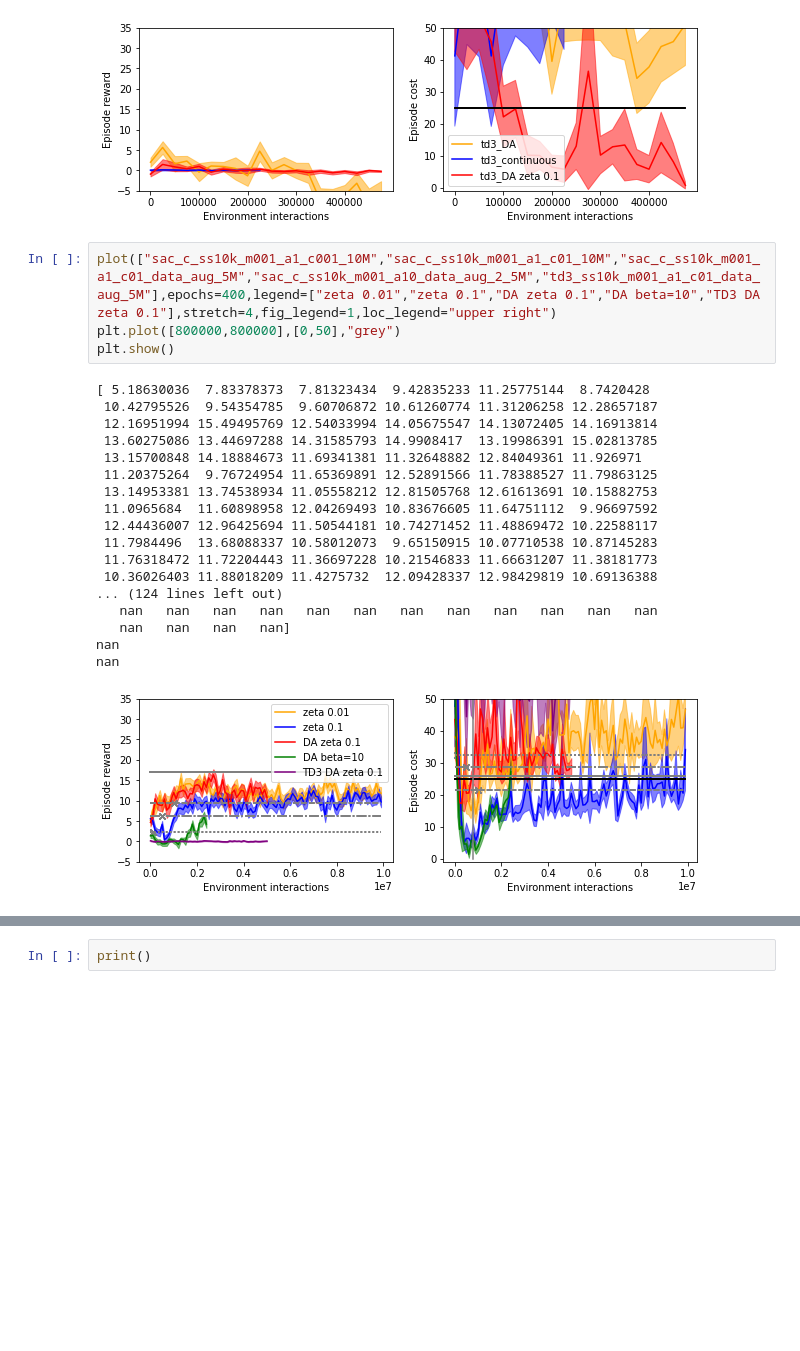
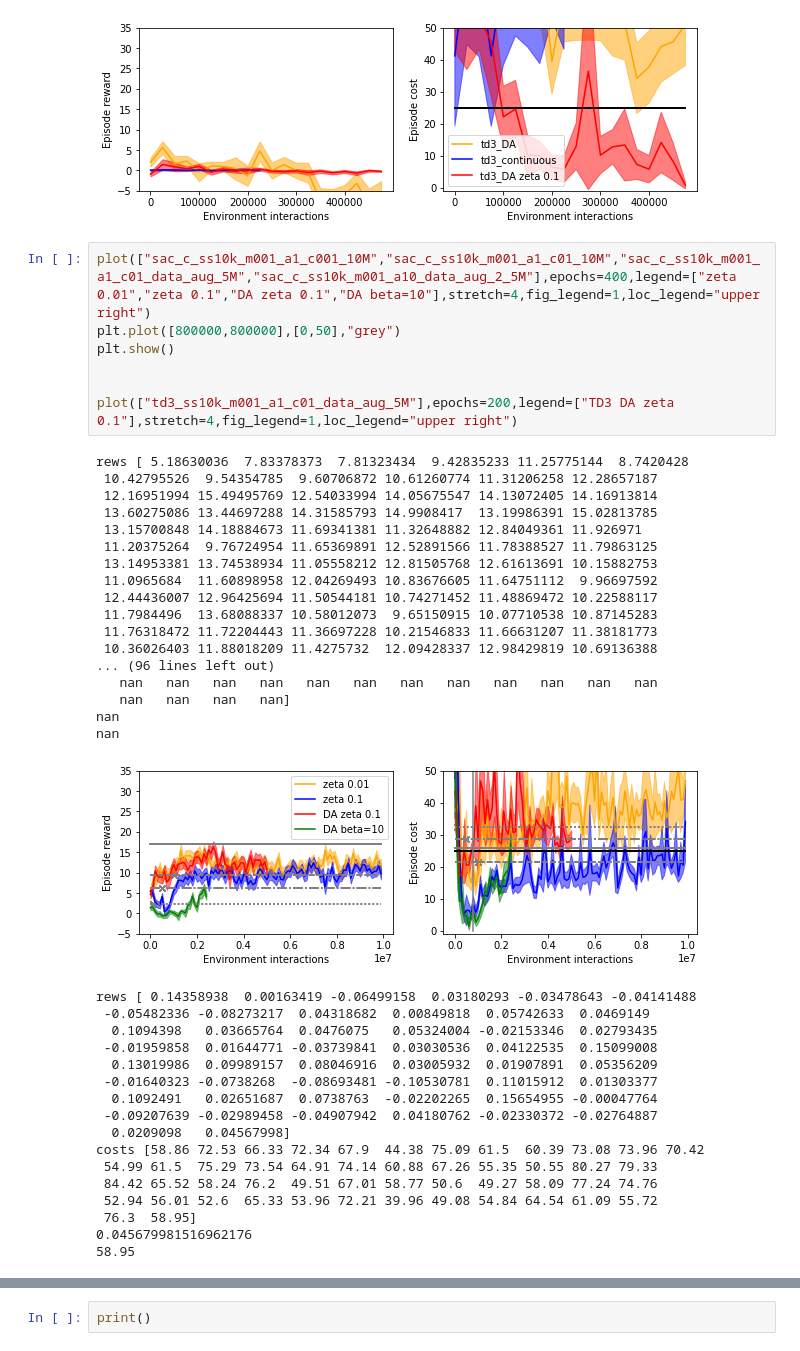
Before and after one commit to flodorner/Augmented_Constrained_RL, a Jupyter notebook: Plot_results.ipynb, the cells around one changed output, grey strips where cells are left out. Cells and saved outputs as stored; diff of their text form; blank space fills up the shorter version.

```diff
--- a/Plot_results.ipynb
+++ b/Plot_results.ipynb
@@ -690,25 +705,44 @@ nan
 0.68
 [figure]
 # %%
-plot(["sac_c_ss10k_m001_a1_c001_10M","sac_c_ss10k_m001_a1_c01_10M","sac_c_ss10k_m001_a1_c01_data_aug_5M","sac_c_ss10k_m001_a10_data_aug_2_5M","td3_ss10k_m001_a1_c01_data_aug_5M"],epochs=400,legend=["zeta 0.01","zeta 0.1","DA zeta 0.1","DA beta=10","TD3 DA zeta 0.1"],stretch=4,fig_legend=1,loc_legend="upper right")
+plot(["sac_c_ss10k_m001_a1_c001_10M","sac_c_ss10k_m001_a1_c01_10M","sac_c_ss10k_m001_a1_c01_data_aug_5M","sac_c_ss10k_m001_a10_data_aug_2_5M"],epochs=400,legend=["zeta 0.01","zeta 0.1","DA zeta 0.1","DA beta=10"],stretch=4,fig_legend=1,loc_legend="upper right")
 plt.plot([800000,800000],[0,50],"grey")
 plt.show()
+
+
+plot(["td3_ss10k_m001_a1_c01_data_aug_5M"],epochs=200,legend=["TD3 DA zeta 0.1"],stretch=4,fig_legend=1,loc_legend="upper right")
 # %% [output]
-[ 5.18630036  7.83378373  7.81323434  9.42835233 11.25775144  8.7420428
+rews [ 5.18630036  7.83378373  7.81323434  9.42835233 11.25775144  8.7420428
  10.42795526  9.54354785  9.60706872 10.61260774 11.31206258 12.28657187
  12.16951994 15.49495769 12.54033994 14.05675547 14.13072405 14.16913814
  13.60275086 13.44697288 14.31585793 14.9908417  13.19986391 15.02813785
  13.15700848 14.18884673 11.69341381 11.32648882 12.84049361 11.926971
  11.20375264  9.76724954 11.65369891 12.52891566 11.78388527 11.79863125
  13.14953381 13.74538934 11.05558212 12.81505768 12.61613691 10.15882753
  11.0965684  11.60898958 12.04269493 10.83676605 11.64751112  9.96697592
  12.44436007 12.96425694 11.50544181 10.74271452 11.48869472 10.22588117
  11.7984496  13.68088337 10.58012073  9.65150915 10.07710538 10.87145283
  11.76318472 11.72204443 11.36697228 10.21546833 11.66631207 11.38181773
  10.36026403 11.88018209 11.4275732  12.09428337 12.98429819 10.69136388
-... (124 lines left out)
+... (96 lines left out)
    nan   nan   nan   nan   nan   nan   nan   nan   nan   nan   nan   nan
    nan   nan   nan   nan]
 nan
 nan
-[figure, old version]
+[figure, new version]
+rews [ 0.14358938  0.00163419 -0.06499158  0.03180293 -0.03478643 -0.04141488
+ -0.05482336 -0.08273217  0.04318682  0.00849818  0.05742633  0.0469149
+  0.1094398   0.03665764  0.0476075   0.05324004 -0.02153346  0.02793435
+ -0.01959858  0.01644771 -0.03739841  0.03030536  0.04122535  0.15099008
+  0.13019986  0.09989157  0.08046916  0.03005932  0.01907891  0.05356209
+ -0.01640323 -0.0738268  -0.08693481 -0.10530781  0.11015912  0.01303377
+  0.1092491   0.02651687  0.0738763  -0.02202265  0.15654955 -0.00047764
+ -0.09207639 -0.02989458 -0.04907942  0.04180762 -0.02330372 -0.02764887
+  0.0209098   0.04567998]
+costs [58.86 72.53 66.33 72.34 67.9  44.38 75.09 61.5  60.39 73.08 73.96 70.42
+ 54.99 61.5  75.29 73.54 64.91 74.14 60.88 67.26 55.35 50.55 80.27 79.33
+ 84.42 65.52 58.24 76.2  49.51 67.01 58.77 50.6  49.27 58.09 77.24 74.76
+ 52.94 56.01 52.6  65.33 53.96 72.21 39.96 49.08 54.84 64.54 61.09 55.72
+ 76.3  58.95]
+0.045679981516962176
+58.95
```
Also changed, not shown: parts of 19 cells of this notebook, 1 other file.
